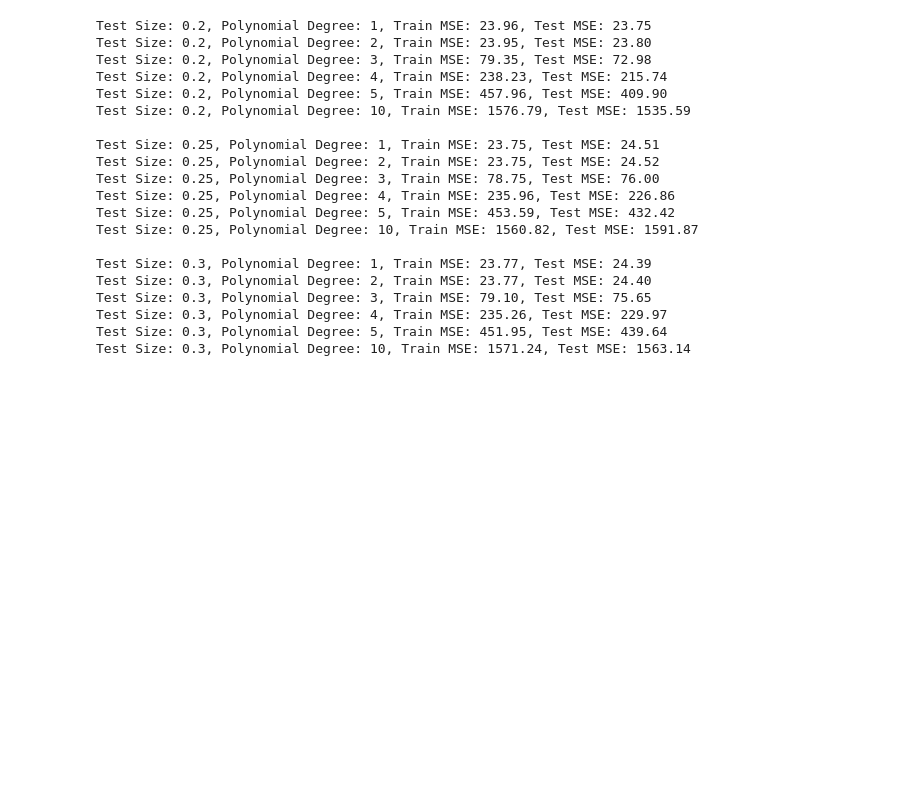
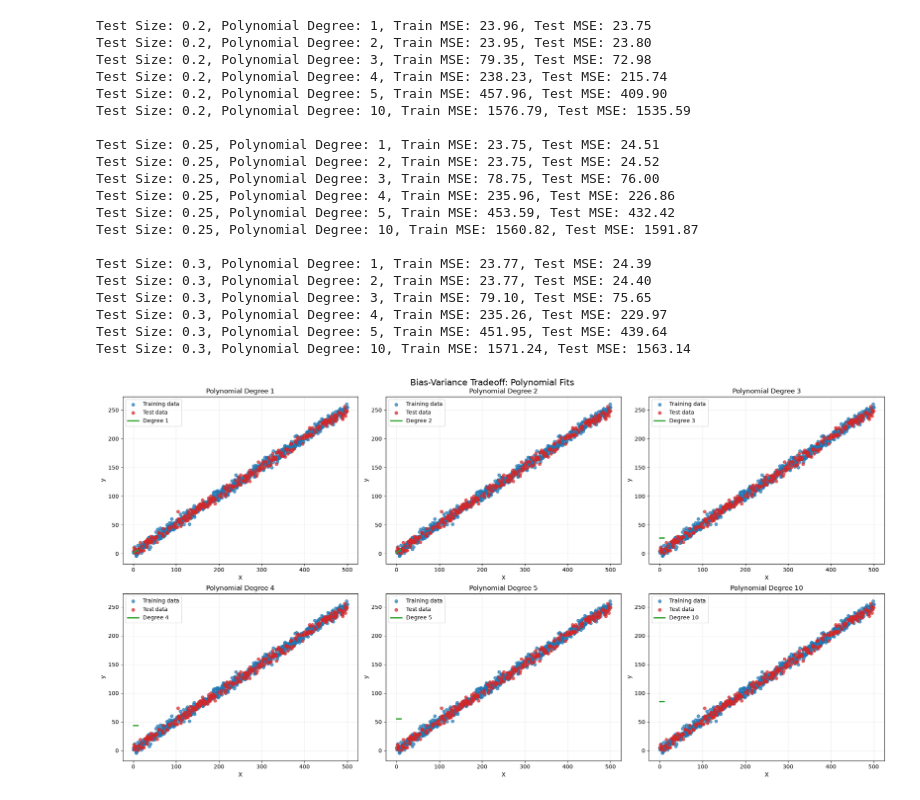
Before and after one commit to Annson17/AML-Lab, a Jupyter notebook: Bias_Variance_Tradeoff/main.ipynb, the cells around one changed output. Cells and saved outputs as stored; diff of their text form; code cells hidden in the pictures; blank space fills up the shorter version.

```diff
--- a/Bias_Variance_Tradeoff/main.ipynb
+++ b/Bias_Variance_Tradeoff/main.ipynb
@@ -233,3 +233,34 @@ Test Size: 0.3, Polynomial Degree: 3, Train MSE: 79.10, Test MSE: 75.65
 Test Size: 0.3, Polynomial Degree: 4, Train MSE: 235.26, Test MSE: 229.97
 Test Size: 0.3, Polynomial Degree: 5, Train MSE: 451.95, Test MSE: 439.64
 Test Size: 0.3, Polynomial Degree: 10, Train MSE: 1571.24, Test MSE: 1563.14
+# %%
+# Use valid integer degrees
+degrees = [1, 2, 3, 4, 5, 10]
+
+x_plot = np.linspace(0, 10, 500).reshape(-1, 1)
+
+fig, axes = plt.subplots(2, 3, figsize=(20, 10), constrained_layout=True)
+axes = axes.ravel()
+
+for ax, degree in zip(axes, degrees):
+    model = make_pipeline(
+        PolynomialFeatures(degree=degree, include_bias=False),
+        LinearRegression()
+    )
+    model.fit(X_train, y_train)
+
+    y_plot = model.predict(x_plot)
+
+    ax.scatter(X_train, y_train, s=30, color='tab:blue', alpha=0.7, label='Training data')
+    ax.scatter(X_test, y_test, s=30, color='tab:red', alpha=0.7, label='Test data')
+    ax.plot(x_plot[:, 0], y_plot, color='tab:green', linewidth=2.5, label=f'Degree {degree}')
+    ax.set_title(f'Polynomial Degree {degree}', fontsize=12)
+    ax.set_xlabel('X', fontsize=11)
+    ax.set_ylabel('y', fontsize=11)
+    ax.grid(True, alpha=0.25)
+    ax.legend(loc='best', frameon=True)
+
+fig.suptitle('Bias-Variance Tradeoff: Polynomial Fits', fontsize=16, y=1.02)
+plt.show()
+# %% [output]
+[figure, added]
```
Also changed, not shown: parts of 1 cell of this notebook, 5 other files.
